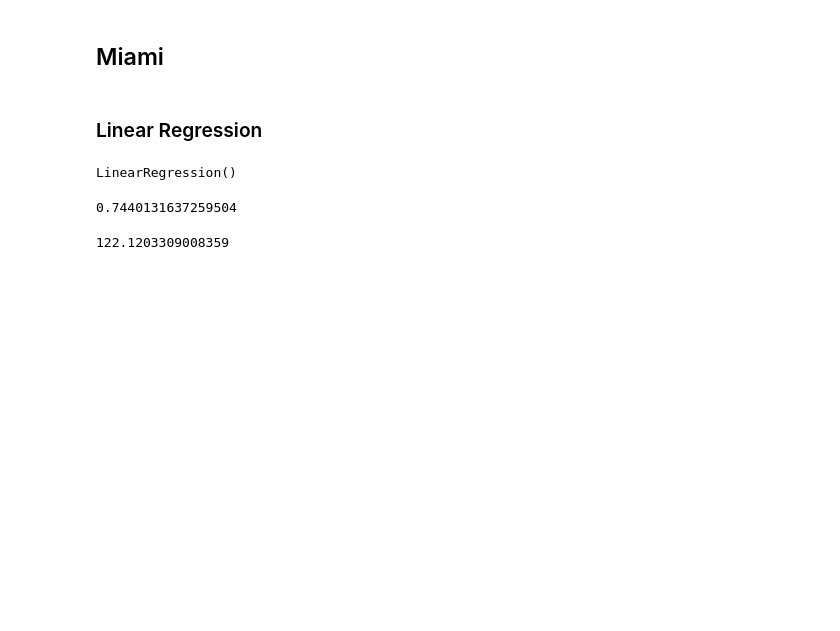
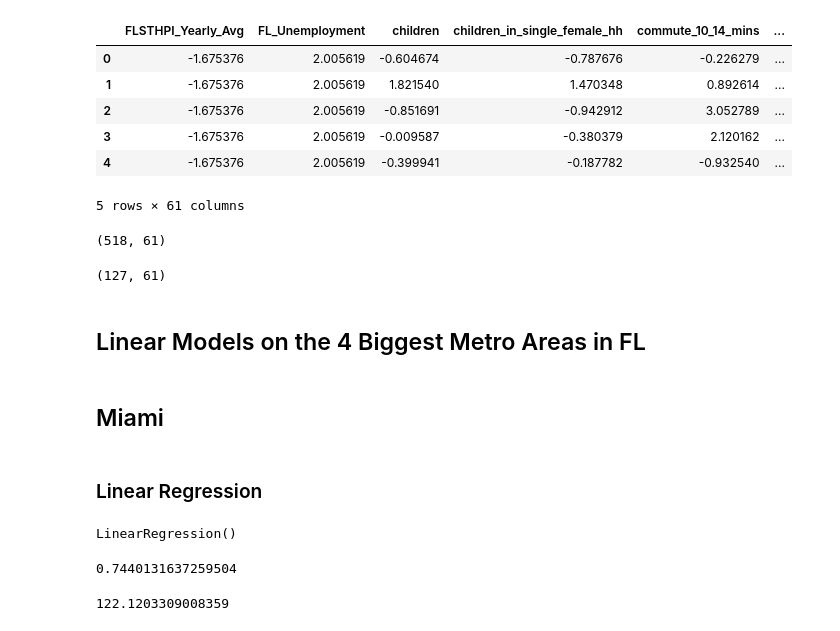
Before and after one commit to TheAidanAu/zillow_rent_index, a Jupyter notebook: AIDAN/04.1_Template_for_each_city.ipynb, the cells around one changed output. Drawn from its saved outputs; the diff is of its cells as text; code cells hidden in the pictures; blank space fills up the shorter version.

```diff
--- a/AIDAN/04.1_Template_for_each_city.ipynb
+++ b/AIDAN/04.1_Template_for_each_city.ipynb
@@ -0,0 +156,8 @@
+# %%
+forward_selected_features=forward_selection(df_train.drop(columns = 'Monthly_Avg_Zip'),
+                                            df_train.Monthly_Avg_Zip,
+                                            significance_level=0.05)
+# %%
+forward_selected_features=sorted(forward_selected_features)
+forward_selected_features.extend(
+    ["zip_code", "year", "Monthly_Avg_Zip"])
@@ -0,0 +184,15 @@
+# %%
+df_train_final=pd.DataFrame()
+# %%
+for feature in forward_selected_features:
+    df_train_final[feature]=df_train[feature]
+# %%
+df_train_final.head()
+# %% [output]
+|  | FLSTHPI_Yearly_Avg | FL_Unemployment | children | children_in_single_female_hh | commute_10_14_mins | ... |
+| 0 | -1.675376 | 2.005619 | -0.604674 | -0.787676 | -0.226279 | ... |
+| 1 | -1.675376 | 2.005619 | 1.821540 | 1.470348 | 0.892614 | ... |
+| 2 | -1.675376 | 2.005619 | -0.851691 | -0.942912 | 3.052789 | ... |
+| 3 | -1.675376 | 2.005619 | -0.009587 | -0.380379 | 2.120162 | ... |
+| 4 | -1.675376 | 2.005619 | -0.399941 | -0.187782 | -0.932540 | ... |
+5 rows × 61 columns
@@ -0,0 +204,10 @@
+# %%
+df_2013_to_2017.shape
+# %% [output]
+(518, 61)
+# %%
+df_2018.shape
+# %% [output]
+(127, 61)
+# %% [markdown]
+## Linear Models on the 4 Biggest Metro Areas in FL
```
Also changed, not shown: parts of 52 cells of this notebook.
